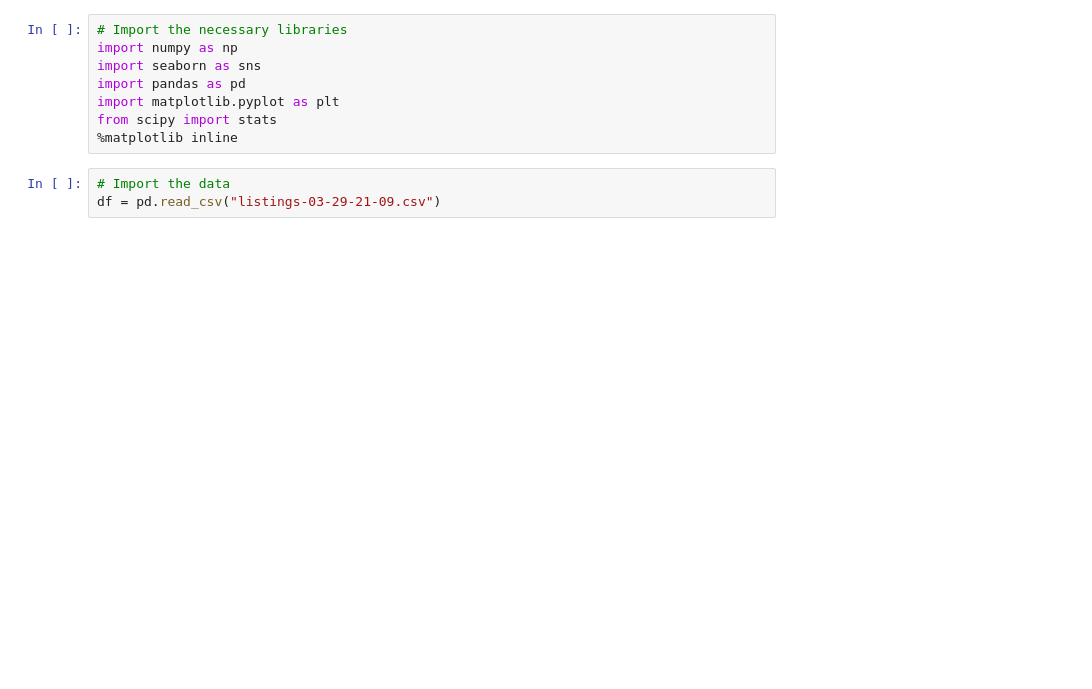
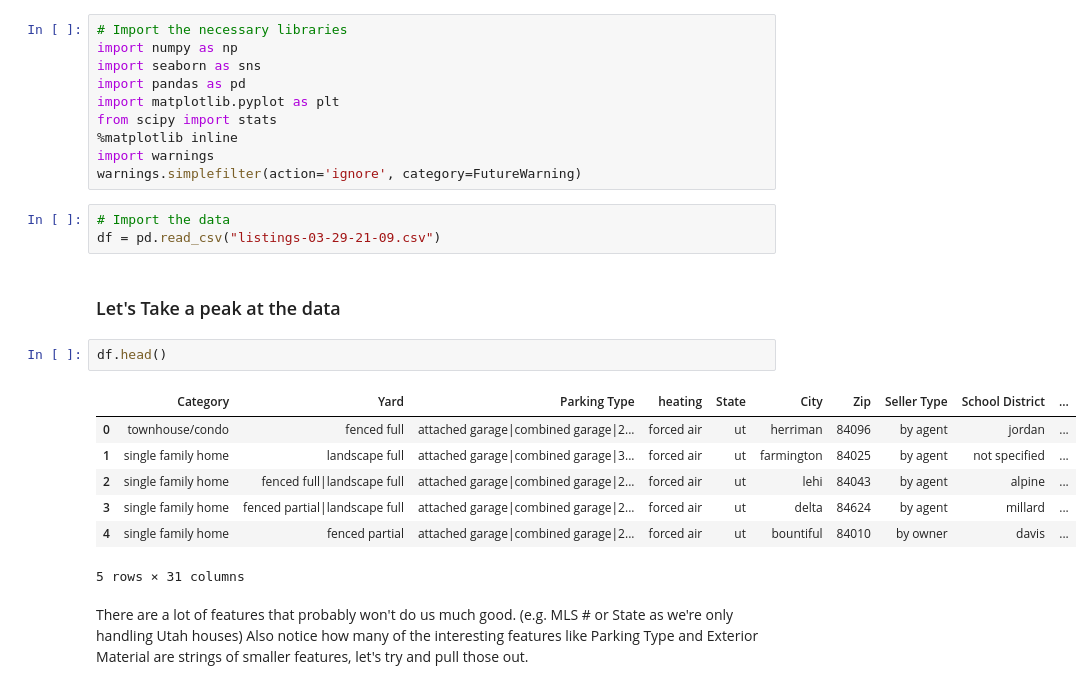
Before and after one commit to Blunderproof/Utah-Housing-Listings-Predictor, a Jupyter notebook: EDA Utah Housing Prices.ipynb, the cells around one changed output. Drawn from its saved outputs; the diff is of its cells as text; blank space fills up the shorter version.

```diff
--- a/EDA Utah Housing Prices.ipynb
+++ b/EDA Utah Housing Prices.ipynb
@@ -6,6 +6,22 @@ import pandas as pd
 import matplotlib.pyplot as plt
 from scipy import stats
 %matplotlib inline
+import warnings
+warnings.simplefilter(action='ignore', category=FutureWarning)
 # %%
 # Import the data
 df = pd.read_csv("listings-03-29-21-09.csv")
+# %% [markdown]
+### Let's Take a peak at the data
+# %%
+df.head()
+# %% [output]
+|  | Category | Yard | Parking Type | heating | State | City | Zip | Seller Type | School District | ... |
+| 0 | townhouse/condo | fenced full | attached garage|combined garage|2... | forced air | ut | herriman | 84096 | by agent | jordan | ... |
+| 1 | single family home | landscape full | attached garage|combined garage|3... | forced air | ut | farmington | 84025 | by agent | not specified | ... |
+| 2 | single family home | fenced full|landscape full | attached garage|combined garage|2... | forced air | ut | lehi | 84043 | by agent | alpine | ... |
+| 3 | single family home | fenced partial|landscape full | attached garage|combined garage|2... | forced air | ut | delta | 84624 | by agent | millard | ... |
+| 4 | single family home | fenced partial | attached garage|combined garage|2... | forced air | ut | bountiful | 84010 | by owner | davis | ... |
+5 rows × 31 columns
+# %% [markdown]
+There are a lot of features that probably won't do us much good. (e.g. MLS # or State as we're only handling Utah houses) Also notice how many of the interesting features like Parking Type and Exterior Material are strings of smaller features, let's try and pull those out.
```
Also changed, not shown: parts of 32 cells of this notebook.
